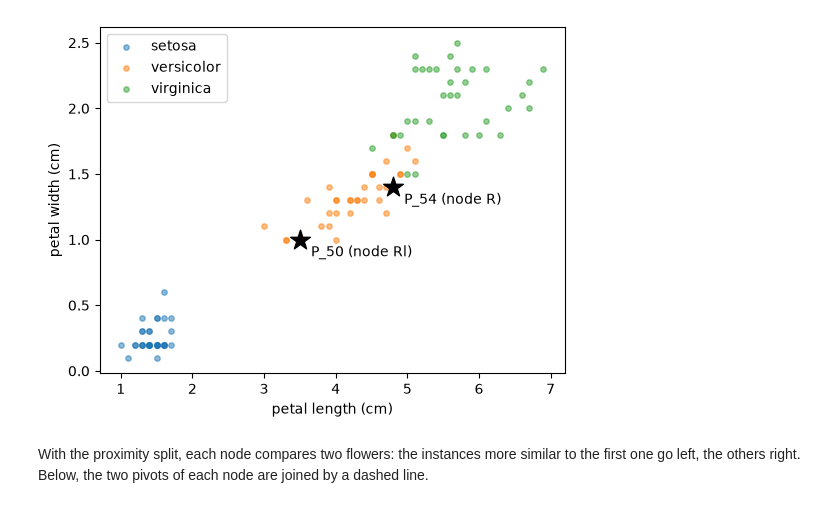
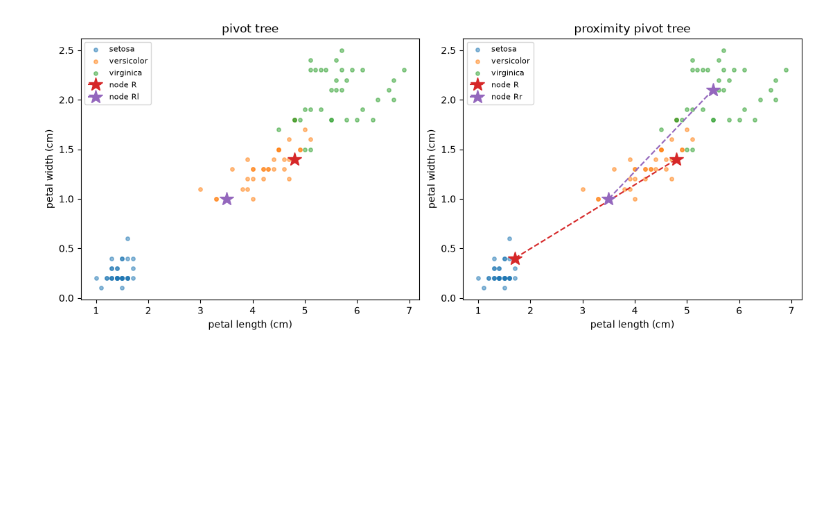
Before and after one commit to fismimosa/RuleTree, a Jupyter notebook: Examples/PivotTree_data_types.ipynb, the cells around one changed output. Drawn from its saved outputs; the diff is of its cells as text; code cells hidden in the pictures; blank space fills up the shorter version.

Commit message:
Esempio dei pivot tree sui tipi di dato: proximity pivot e pivot disegnati con plot_tree(show_pivots=...)

```diff
--- a/Examples/PivotTree_data_types.ipynb
+++ b/Examples/PivotTree_data_types.ipynb
@@ -48,7 +34,9 @@ iris = load_iris()
 X_train, X_test, y_train, y_test = train_test_split(iris.data, iris.target, test_size=0.3, stratify=iris.target,
                                                     random_state=0)
 
-model = pivot_tree(X_train, y_train)
-print("accuracy:", round(accuracy_score(y_test, model.predict(X_test)), 3))
-model.print_rules(model.get_rules())
+pivot_model = pivot_tree(X_train, y_train, PivotTreeStumpClassifier())
+proximity_model = pivot_tree(X_train, y_train, ProximityPivotTreeStumpClassifier())
+for name, model in [("pivot", pivot_model), ("proximity pivot", proximity_model)]:
+    print(f"{name} tree, accuracy {accuracy_score(y_test, model.predict(X_test)):.3f}")
+    model.print_rules(model.get_rules())
 # %% [output]
@@ -68,15 +59,16 @@ plt.show()
 # %%
-fig, ax = plt.subplots(figsize=(6, 4.5))
-for label, name in enumerate(iris.target_names):
-    ax.scatter(*X_train[y_train == label][:, 2:].T, s=15, alpha=0.5, label=name)
-for node_id, (pivot,) in split_pivots(model).items():
-    ax.scatter(*X_train[pivot, 2:], s=220, marker="*", color="black")
-    ax.annotate(f"P_{pivot} (node {node_id})", X_train[pivot, 2:], xytext=(8, -12), textcoords="offset points")
-ax.set_xlabel(iris.feature_names[2])
-ax.set_ylabel(iris.feature_names[3])
-ax.legend()
+fig, axes = plt.subplots(1, 2, figsize=(11, 4.5), layout="constrained")
+for ax, (title, model) in zip(axes, [("pivot tree", pivot_model), ("proximity pivot tree", proximity_model)]):
+    for label, name in enumerate(iris.target_names):
+        ax.scatter(*X_train[y_train == label][:, 2:].T, s=15, alpha=0.5, label=name)
+    for k, (node_id, node) in enumerate(model.get_predicates().items()):
+        used = node.stump.get_pivots()["used"]
+        pivots = X_train[used if isinstance(used, list) else [used], 2:]
+        ax.plot(*pivots.T, "--*", color=f"C{k + 3}", markersize=15, label=f"node {node_id}")
+    ax.set_title(title)
+    ax.set_xlabel(iris.feature_names[2])
+    ax.set_ylabel(iris.feature_names[3])
+    ax.legend(fontsize=8)
 plt.show()
 # %% [output]
-[figure, old version]
+[figure, new version]
-# %% [markdown]
-With the proximity split, each node compares two flowers: the instances more similar to the first one go left, the others right. Below, the two pivots of each node are joined by a dashed line.
```
Also changed, not shown: parts of 29 cells of this notebook.
